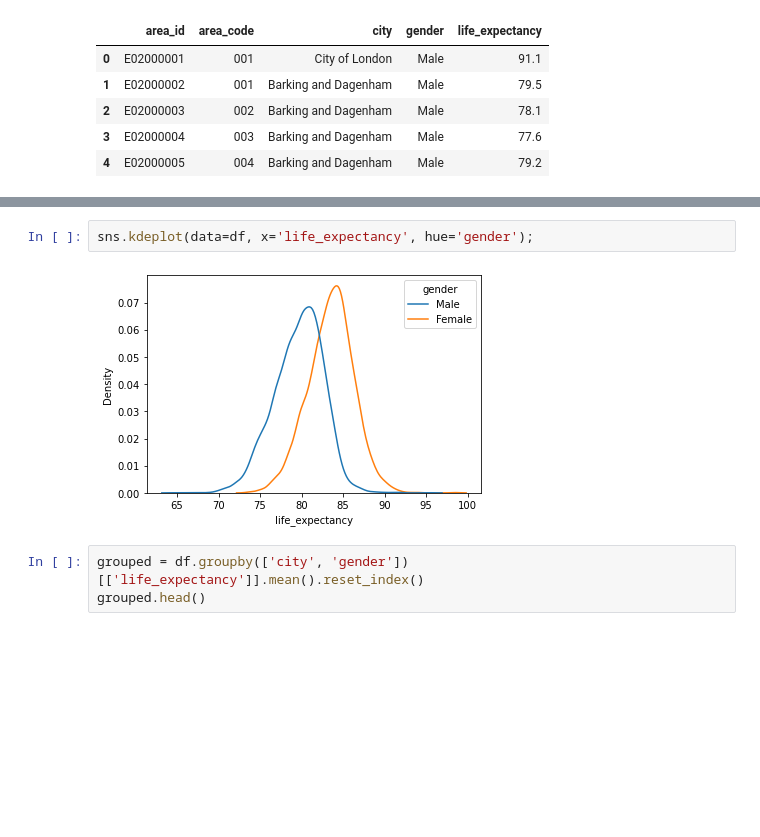
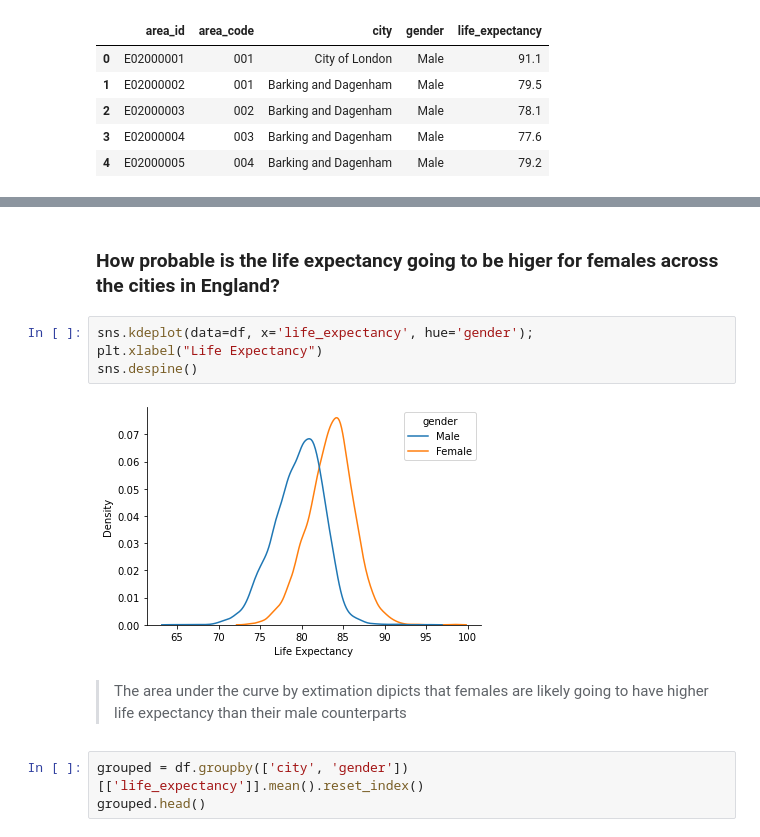
Before and after one commit to Biob-scientist/Inequalities-in-Health-in-England, a Jupyter notebook: main.ipynb, the cells around one changed output, grey strips where cells are left out. Cells and saved outputs as stored; diff of their text form; blank space fills up the shorter version.

```diff
--- a/main.ipynb
+++ b/main.ipynb
@@ -362,7 +368,13 @@ plt.legend();
+# %% [markdown]
+### How probable is the life expectancy going to be higer for females across the cities in England?
 # %%
 sns.kdeplot(data=df, x='life_expectancy', hue='gender');
+plt.xlabel("Life Expectancy")
+sns.despine()
 # %% [output]
-[figure, old version]
+[figure, new version]
+# %% [markdown]
+> The area under the curve by extimation dipicts that females are likely going to have higher life expectancy than their male counterparts
 # %%
 grouped = df.groupby(['city', 'gender'])[['life_expectancy']].mean().reset_index()
 grouped.head()
```
Also changed, not shown: parts of 74 cells of this notebook, 1 other file.
